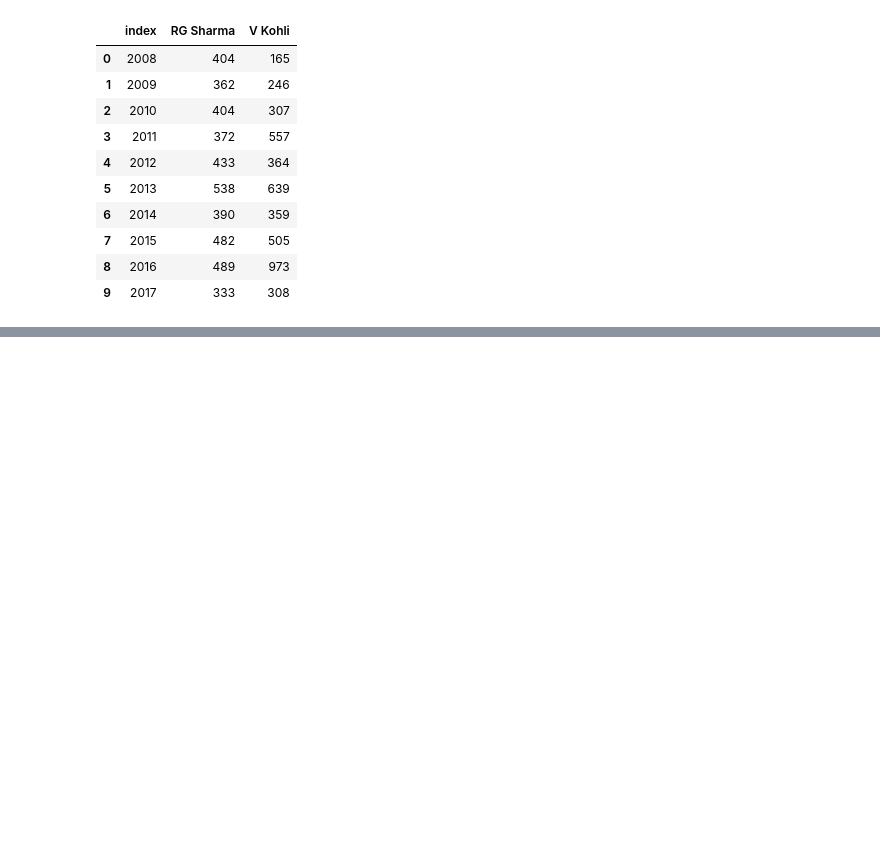
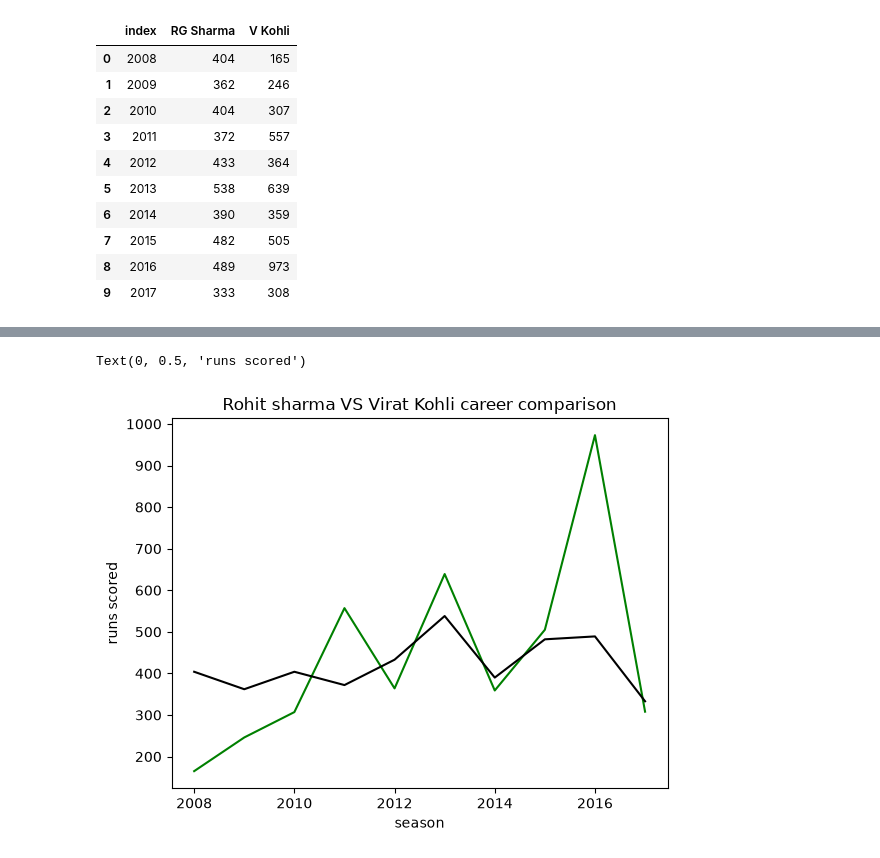
Before and after one commit to mishrarishi1135-a11y/Python-Libraries-for-Data--Science-, a Jupyter notebook: 03_matplotlib/01_Matplotlib.ipynb, the cells around one changed output, grey strips where cells are left out. Cells and saved outputs as stored; diff of their text form; code cells hidden in the pictures; blank space fills up the shorter version.

```diff
--- a/03_matplotlib/01_Matplotlib.ipynb
+++ b/03_matplotlib/01_Matplotlib.ipynb
@@ -38,0 +62,12 @@ batsman
+# %%
+# You also change the colors --> colors(hex) and line(width and style) and marker(size)
+plt.plot(batsman['index'],batsman['V Kohli'],color='green')
+plt.plot(batsman['index'],batsman['RG Sharma'],color='black')
+
+plt.title("Rohit sharma VS Virat Kohli career comparison")
+plt.xlabel("season")
+plt.ylabel("runs scored")
+# You also gives the html hex code for changing the colors of graph.
+# %% [output]
+Text(0, 0.5, 'runs scored')
+[figure, added]
```
Also changed, not shown: parts of 11 cells of this notebook.
